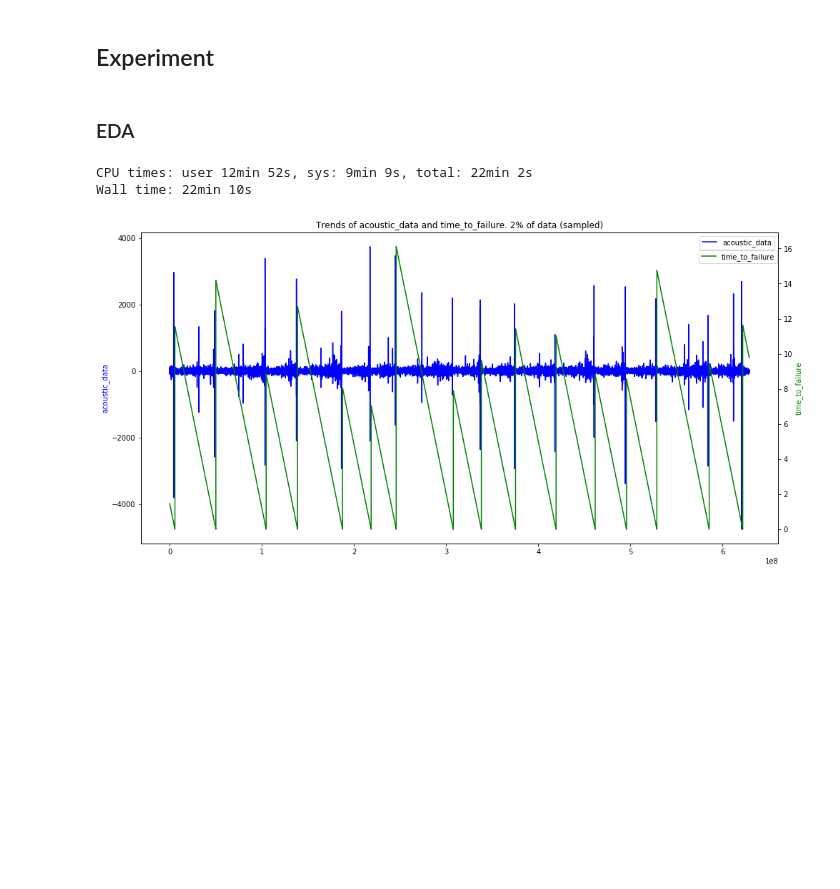
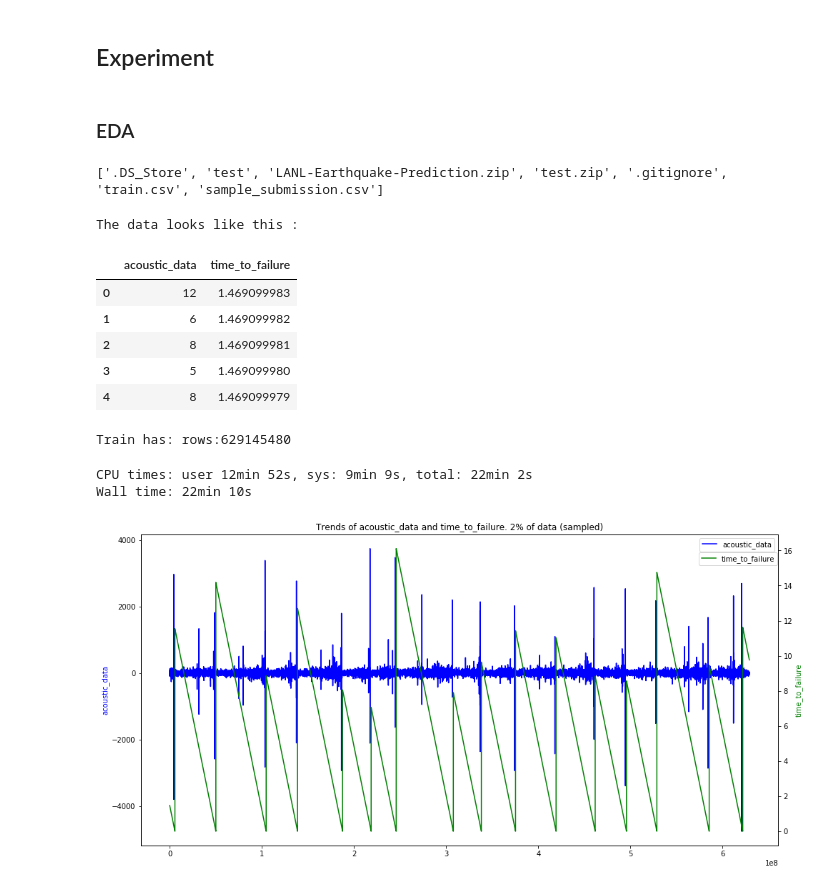
Before and after one commit to poornimajoshi/Earthquake-Predictions, a Jupyter notebook: quakes.ipynb, the cells around one changed output. Drawn from its saved outputs; the diff is of its cells as text; code cells hidden in the pictures; blank space fills up the shorter version.

```diff
--- a/quakes.ipynb
+++ b/quakes.ipynb
@@ -94,3 +97,33 @@ import matplotlib.pyplot as plt
+# %%
+# What kind of data do we have
+print(os.listdir("../Earthquake-Predictions/data/"))
+# %% [output]
+['.DS_Store', 'test', 'LANL-Earthquake-Prediction.zip', 'test.zip', '.gitignore', 'train.csv', 'sample_submission.csv']
+# %%
+# How does the data look like
+
+z = pd.read_csv("data/train.csv", nrows=5)
+print("The data looks like this :")
+z.head()
+# %% [output]
+The data looks like this :
+|  | acoustic_data | time_to_failure |
+| 0 | 12 | 1.469099983 |
+| 1 | 6 | 1.469099982 |
+| 2 | 8 | 1.469099981 |
+| 3 | 5 | 1.469099980 |
+| 4 | 8 | 1.469099979 |
+# %%
+# Look at how big our data is
+df_length = 0
+for training in pd.read_csv('data/train.csv', chunksize=150000):
+    df_length = df_length + len(training)
+
+print("Train has: rows: {} ".format(df_length))
+
+# It has 629,145,480 number of rows
+# %% [output]
+Train has: rows:629145480
 # %%
 %%time
 df_train = pd.DataFrame(columns=['acoustic_data', 'time_to_failure'], dtype=np.float)
```
Also changed, not shown: parts of 4 cells of this notebook.
